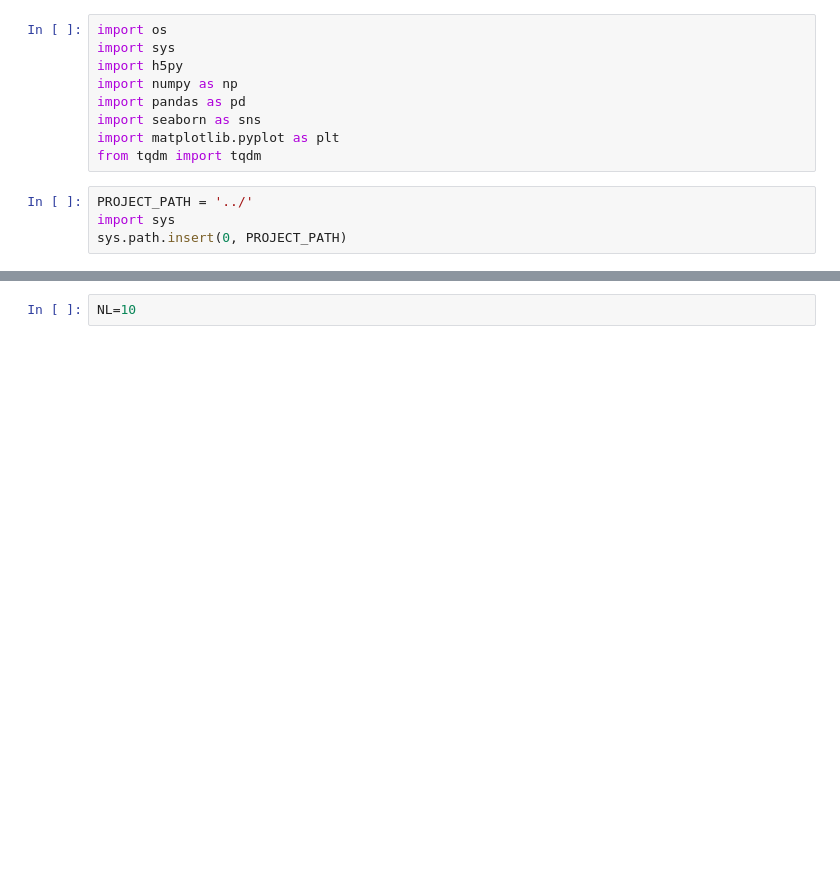
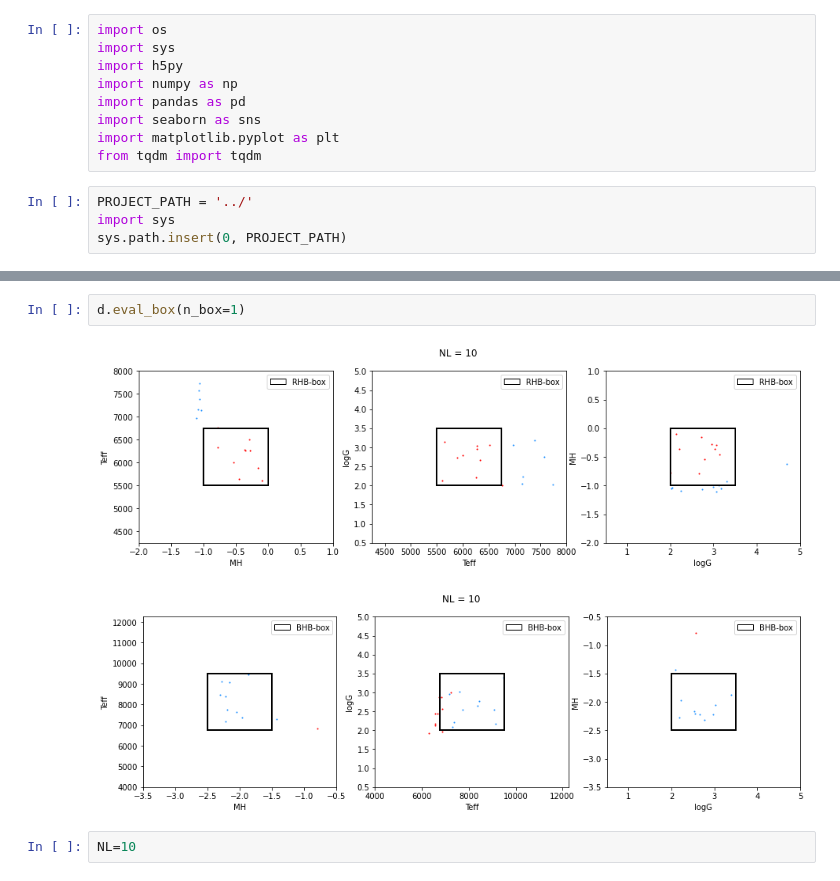
Before and after one commit to ViskaWei/PIML_v0, a Jupyter notebook: nb/test_dnnboxW.ipynb, the cells around one changed output, grey strips where cells are left out. Drawn from its saved outputs; the diff is of its cells as text; blank space fills up the shorter version.

```diff
--- a/nb/test_dnnboxW.ipynb
+++ b/nb/test_dnnboxW.ipynb
@@ -42,3 +107,8 @@ error: 3.176801454218257e-07
+# %%
+d.eval_box(n_box=1)
+# %% [output]
+[figure, added]
+[figure, added]
 # %%
 NL=10
 # %%
```
Also changed, not shown: parts of 14 cells of this notebook, 9 other files.
